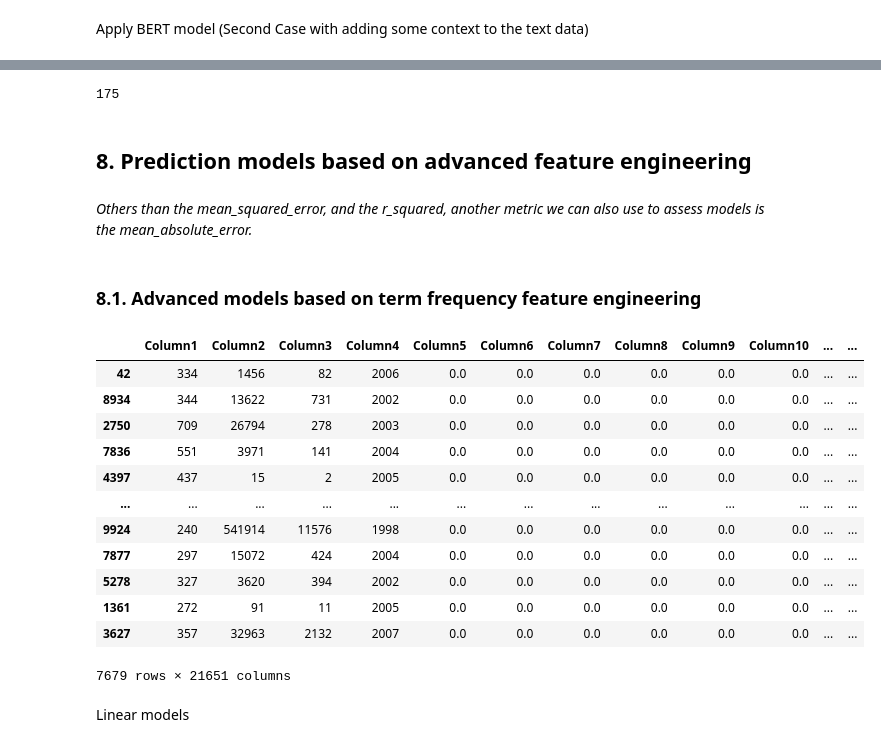
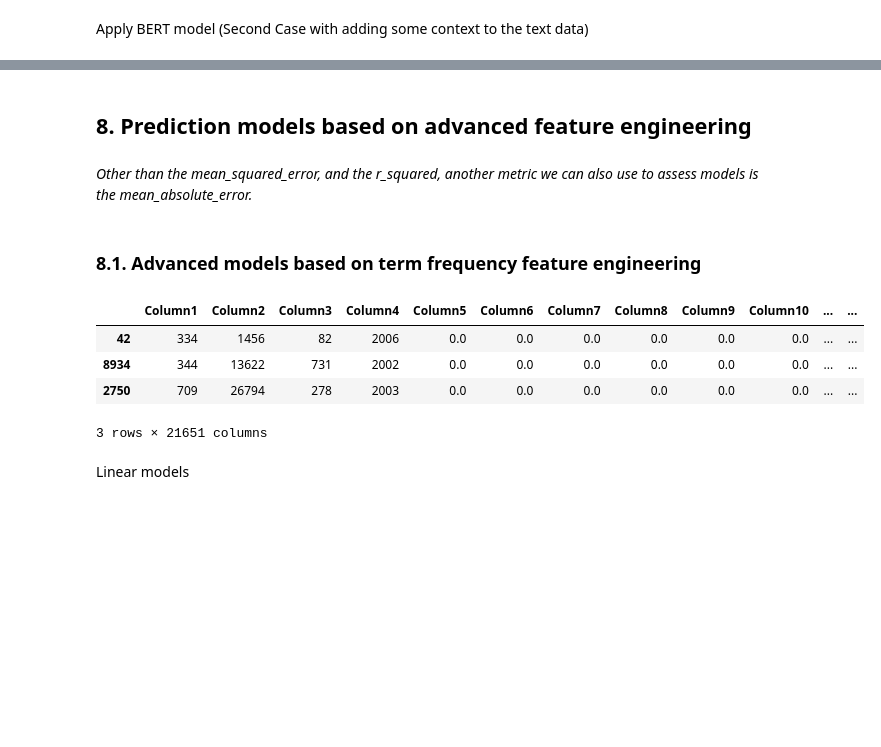
Before and after one commit to databrad/RateMe, a Jupyter notebook: book.ipynb, the cells around one changed output, grey strips where cells are left out. Cells and saved outputs as stored; diff of their text form; code cells hidden in the pictures; blank space fills up the shorter version.

```diff
--- a/book.ipynb
+++ b/book.ipynb
@@ -670,15 +672,10 @@ X_test_text_embeddings2 = tf.concat([extract_bert_embeddings(text_tokens) for te
 # %%
 X_train4 = np.array(X_train_text_embeddings2)
 X_test4 = np.array(X_test_text_embeddings2)
-# %%
-del BertTokenizer, bert_model
-gc.collect()
-# %% [output]
-175
 # %% [markdown]
 ## 8. Prediction models based on advanced feature engineering
 # %% [markdown]
-*Others than the mean_squared_error, and the r_squared, another metric we can also use to assess models is the mean_absolute_error.*
+*Other than the mean_squared_error, and the r_squared, another metric we can also use to assess models is the mean_absolute_error.*
 # %% [markdown]
 ### 8.1. Advanced models based on term frequency feature engineering
 # %%
@@ -686,20 +683,12 @@ X_train2 = data2.loc[train_indexes, :]
 X_test2 = data2.loc[test_indexes, :]
 del data2
 # %%
-X_train2
+X_train2.head(3)
 # %% [output]
 |  | Column1 | Column2 | Column3 | Column4 | Column5 | Column6 | Column7 | Column8 | Column9 | Column10 | ... | ... |
 | 42 | 334 | 1456 | 82 | 2006 | 0.0 | 0.0 | 0.0 | 0.0 | 0.0 | 0.0 | ... | ... |
 | 8934 | 344 | 13622 | 731 | 2002 | 0.0 | 0.0 | 0.0 | 0.0 | 0.0 | 0.0 | ... | ... |
 | 2750 | 709 | 26794 | 278 | 2003 | 0.0 | 0.0 | 0.0 | 0.0 | 0.0 | 0.0 | ... | ... |
-| 7836 | 551 | 3971 | 141 | 2004 | 0.0 | 0.0 | 0.0 | 0.0 | 0.0 | 0.0 | ... | ... |
-| 4397 | 437 | 15 | 2 | 2005 | 0.0 | 0.0 | 0.0 | 0.0 | 0.0 | 0.0 | ... | ... |
-| ... | ... | ... | ... | ... | ... | ... | ... | ... | ... | ... | ... | ... |
-| 9924 | 240 | 541914 | 11576 | 1998 | 0.0 | 0.0 | 0.0 | 0.0 | 0.0 | 0.0 | ... | ... |
-| 7877 | 297 | 15072 | 424 | 2004 | 0.0 | 0.0 | 0.0 | 0.0 | 0.0 | 0.0 | ... | ... |
-| 5278 | 327 | 3620 | 394 | 2002 | 0.0 | 0.0 | 0.0 | 0.0 | 0.0 | 0.0 | ... | ... |
-| 1361 | 272 | 91 | 11 | 2005 | 0.0 | 0.0 | 0.0 | 0.0 | 0.0 | 0.0 | ... | ... |
-| 3627 | 357 | 32963 | 2132 | 2007 | 0.0 | 0.0 | 0.0 | 0.0 | 0.0 | 0.0 | ... | ... |
-7679 rows × 21651 columns
+3 rows × 21651 columns
 # %% [markdown]
 Linear models
```
Also changed, not shown: parts of 60 cells of this notebook, 3 other files.
